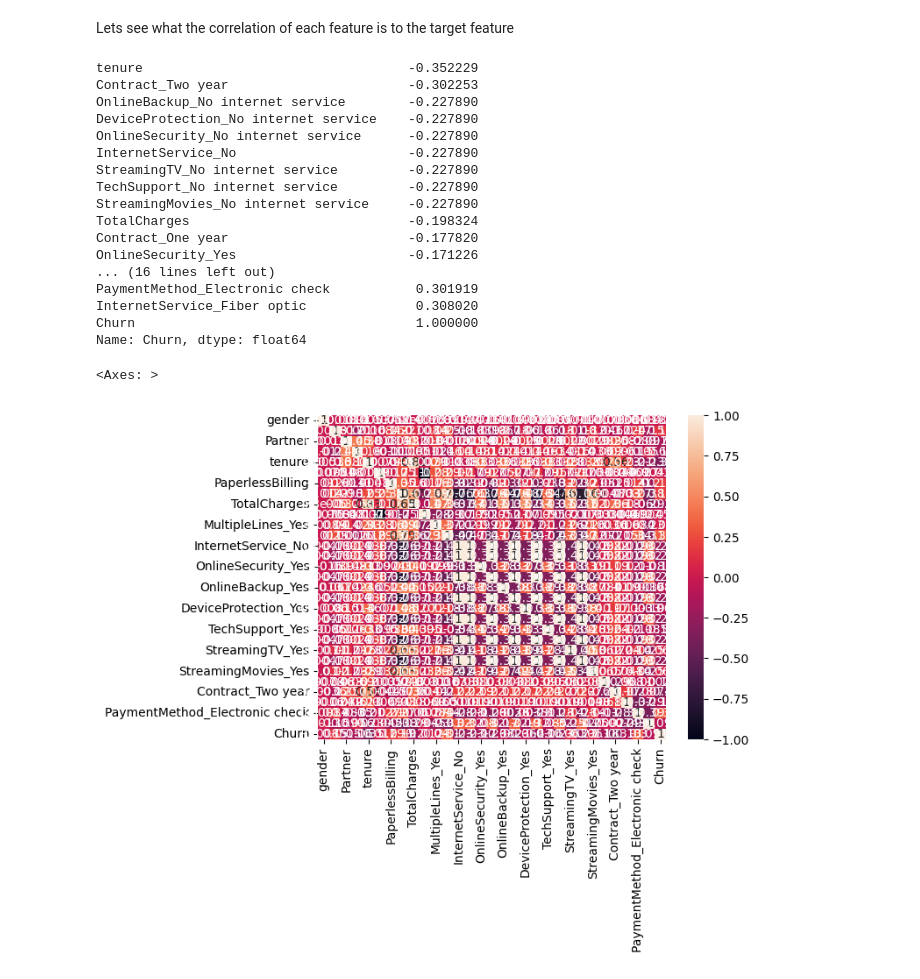
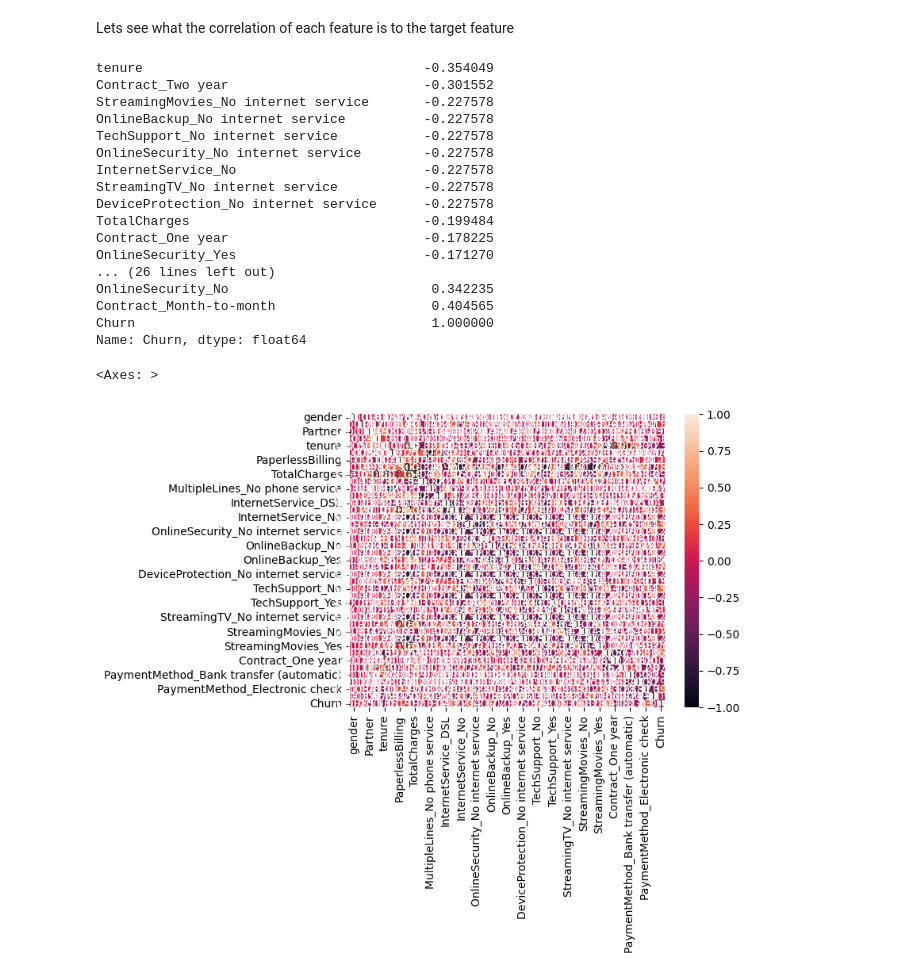
Before and after one commit to DavideF99/P1_Customer_Churn_Predicition, a Jupyter notebook: main.ipynb, the cells around one changed output. Drawn from its saved outputs; the diff is of its cells as text; code cells hidden in the pictures.

```diff
--- a/main.ipynb
+++ b/main.ipynb
@@ -206,34 +229,30 @@ print(df1.head())
 Lets see what the correlation of each feature is to the target feature
 # %%
 # Print correlation between all features and target variable
-df1.corr()['Churn'].sort_values()
-
-df2.corr()["Churn"].sort_values()
+df.corr()['Churn'].sort_values()
 # %% [output]
-tenure                                  -0.352229
-Contract_Two year                       -0.302253
-OnlineBackup_No internet service        -0.227890
-DeviceProtection_No internet service    -0.227890
-OnlineSecurity_No internet service      -0.227890
-InternetService_No                      -0.227890
-StreamingTV_No internet service         -0.227890
-TechSupport_No internet service         -0.227890
-StreamingMovies_No internet service     -0.227890
-TotalCharges                            -0.198324
-Contract_One year                       -0.177820
-OnlineSecurity_Yes                      -0.171226
-... (16 lines left out)
-PaymentMethod_Electronic check           0.301919
-InternetService_Fiber optic              0.308020
-Churn                                    1.000000
+tenure                                    -0.354049
+Contract_Two year                         -0.301552
+StreamingMovies_No internet service       -0.227578
+OnlineBackup_No internet service          -0.227578
+TechSupport_No internet service           -0.227578
+OnlineSecurity_No internet service        -0.227578
+InternetService_No                        -0.227578
+StreamingTV_No internet service           -0.227578
+DeviceProtection_No internet service      -0.227578
+TotalCharges                              -0.199484
+Contract_One year                         -0.178225
+OnlineSecurity_Yes                        -0.171270
+... (26 lines left out)
+OnlineSecurity_No                          0.342235
+Contract_Month-to-month                    0.404565
+Churn                                      1.000000
 Name: Churn, dtype: float64
 # %%
 import seaborn as sns
 
 # Plot heatmap using Seaborn to visualize correlation amongst ftrs.
-sns.heatmap(df1.corr(), annot = True)
-
-sns.heatmap(df2.corr(), annot = True)
+sns.heatmap(df.corr(), annot = True)
 # %% [output]
 <Axes: >
-[figure, old version]
+[figure, new version]
```
Also changed, not shown: parts of 5 cells of this notebook, 1 other file.
